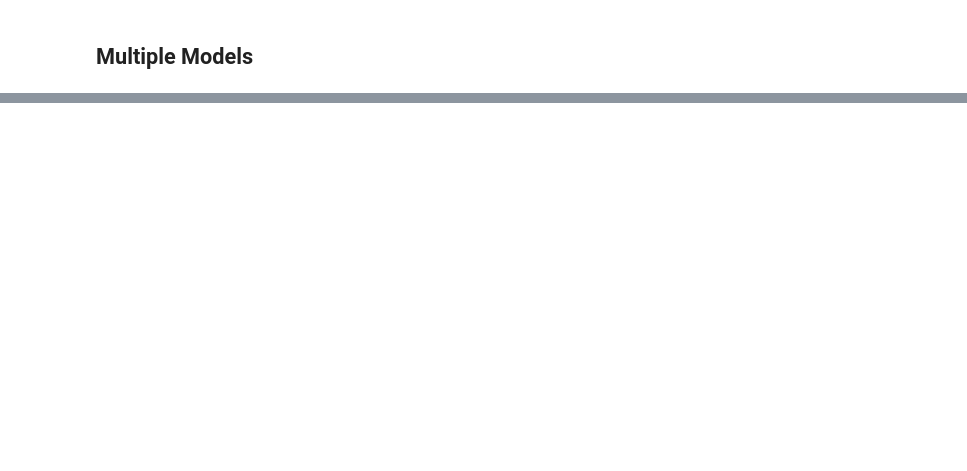
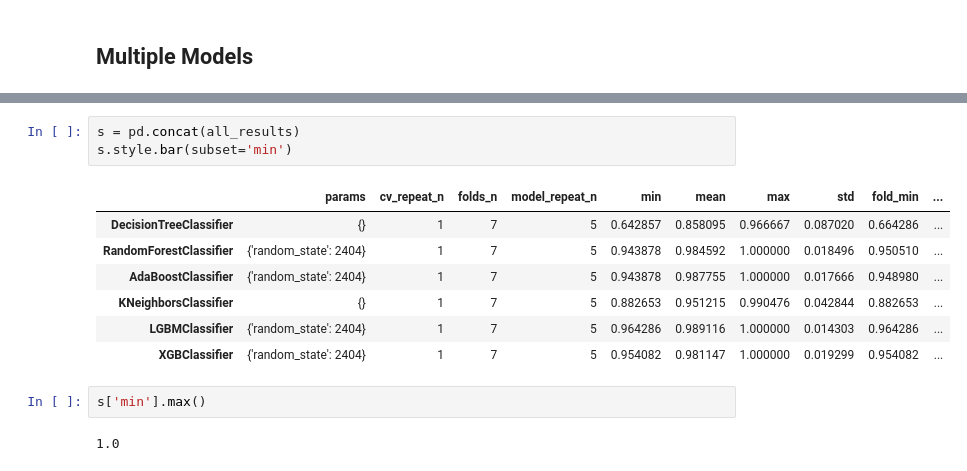
Before and after one commit to WaldemarWalo/DataScienceProjects, a Jupyter notebook: Bearing_Classification/40.models.ipynb, the cells around one changed output, grey strips where cells are left out. Drawn from its saved outputs; the diff is of its cells as text; blank space fills up the shorter version.

```diff
--- a/Bearing_Classification/40.models.ipynb
+++ b/Bearing_Classification/40.models.ipynb
@@ -167,0 +183,15 @@ pd.concat(all_results).sort_index().round(2)
+# %%
+s = pd.concat(all_results)
+s.style.bar(subset='min')
+# %% [output]
+|  | params | cv_repeat_n | folds_n | model_repeat_n | min | mean | max | std | fold_min | ... |
+| DecisionTreeClassifier | {} | 1 | 7 | 5 | 0.642857 | 0.858095 | 0.966667 | 0.087020 | 0.664286 | ... |
+| RandomForestClassifier | {'random_state': 2404} | 1 | 7 | 5 | 0.943878 | 0.984592 | 1.000000 | 0.018496 | 0.950510 | ... |
+| AdaBoostClassifier | {'random_state': 2404} | 1 | 7 | 5 | 0.943878 | 0.987755 | 1.000000 | 0.017666 | 0.948980 | ... |
+| KNeighborsClassifier | {} | 1 | 7 | 5 | 0.882653 | 0.951215 | 0.990476 | 0.042844 | 0.882653 | ... |
+| LGBMClassifier | {'random_state': 2404} | 1 | 7 | 5 | 0.964286 | 0.989116 | 1.000000 | 0.014303 | 0.964286 | ... |
+| XGBClassifier | {'random_state': 2404} | 1 | 7 | 5 | 0.954082 | 0.981147 | 1.000000 | 0.019299 | 0.954082 | ... |
+# %%
+s['min'].max()
+# %% [output]
+1.0
```
Also changed, not shown: parts of 19 cells of this notebook.
